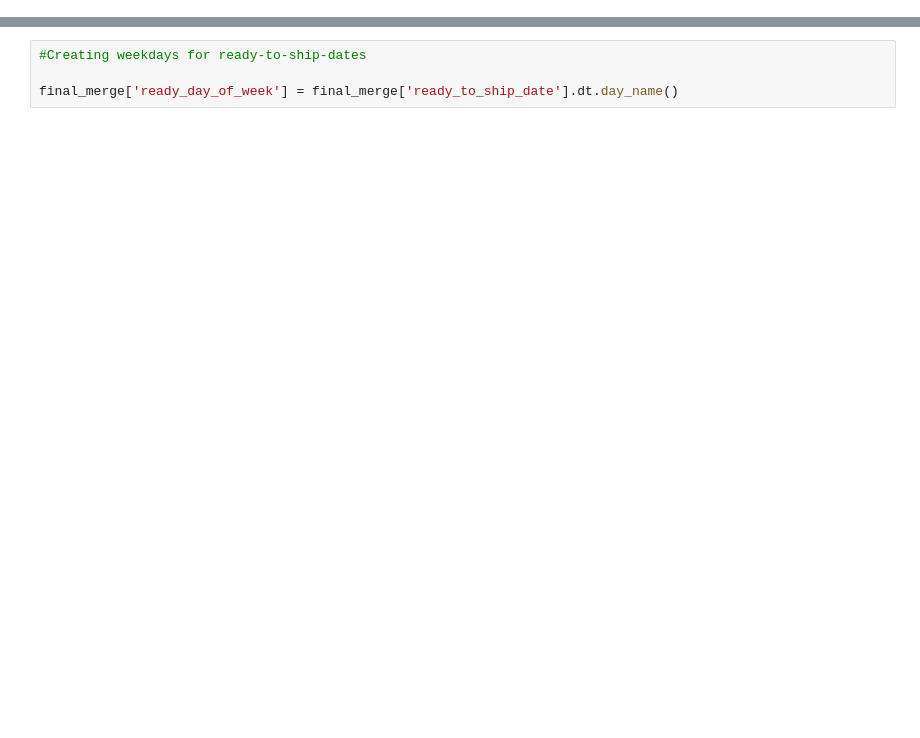
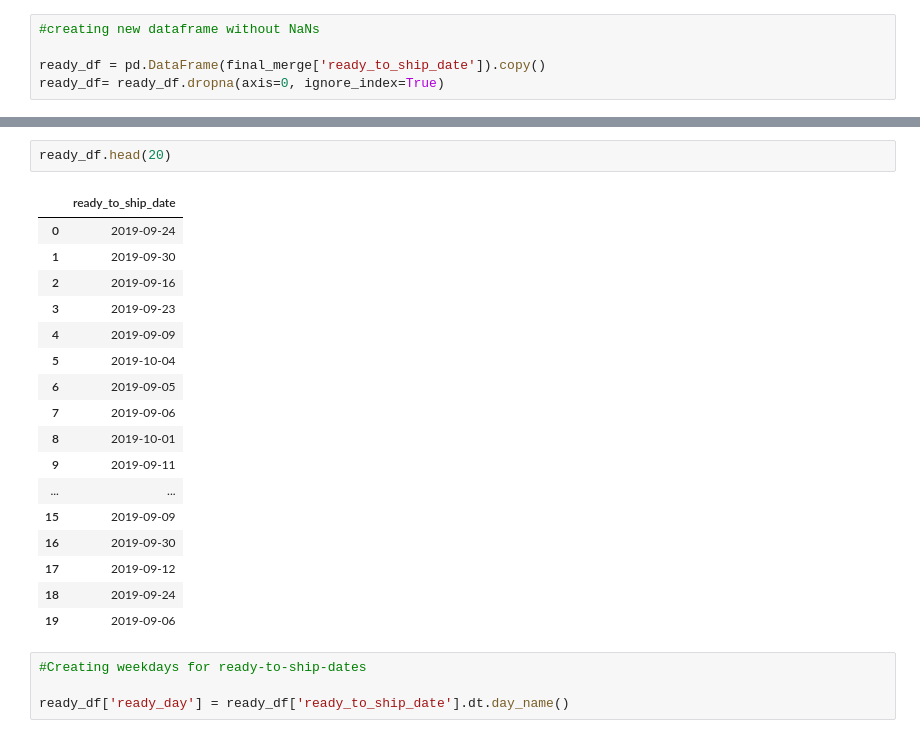
Before and after one commit to GioGonzalez07/EDA_project, a Jupyter notebook: ready_to_ship_weekdays.ipynb, the cells around one changed output, grey strips where cells are left out. Drawn from its saved outputs; the diff is of its cells as text; blank space fills up the shorter version.

```diff
--- a/ready_to_ship_weekdays.ipynb
+++ b/ready_to_ship_weekdays.ipynb
@@ -22,0 +19,5 @@ Name: ready_to_ship_date, dtype: datetime64[ns]
+# %%
+#creating new dataframe without NaNs
+
+ready_df = pd.DataFrame(final_merge['ready_to_ship_date']).copy()
+ready_df= ready_df.dropna(axis=0, ignore_index=True)
@@ -23,4 +35,24 @@ Name: ready_to_ship_date, dtype: datetime64[ns]
+# %%
+ready_df.head(20)
+# %% [output]
+|  | ready_to_ship_date |
+| 0 | 2019-09-24 |
+| 1 | 2019-09-30 |
+| 2 | 2019-09-16 |
+| 3 | 2019-09-23 |
+| 4 | 2019-09-09 |
+| 5 | 2019-10-04 |
+| 6 | 2019-09-05 |
+| 7 | 2019-09-06 |
+| 8 | 2019-10-01 |
+| 9 | 2019-09-11 |
+| ... | ... |
+| 15 | 2019-09-09 |
+| 16 | 2019-09-30 |
+| 17 | 2019-09-12 |
+| 18 | 2019-09-24 |
+| 19 | 2019-09-06 |
 # %%
 #Creating weekdays for ready-to-ship-dates
 
-final_merge['ready_day_of_week'] = final_merge['ready_to_ship_date'].dt.day_name()
+ready_df['ready_day'] = ready_df['ready_to_ship_date'].dt.day_name()
```
Also changed, not shown: parts of 15 cells of this notebook, 4 other files.
